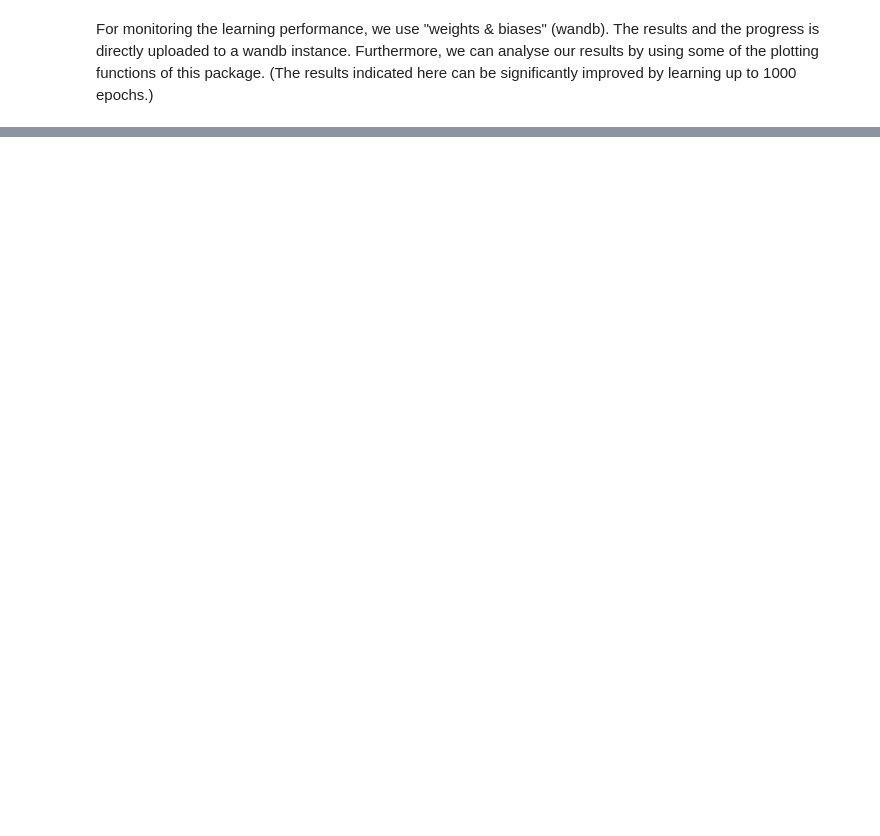
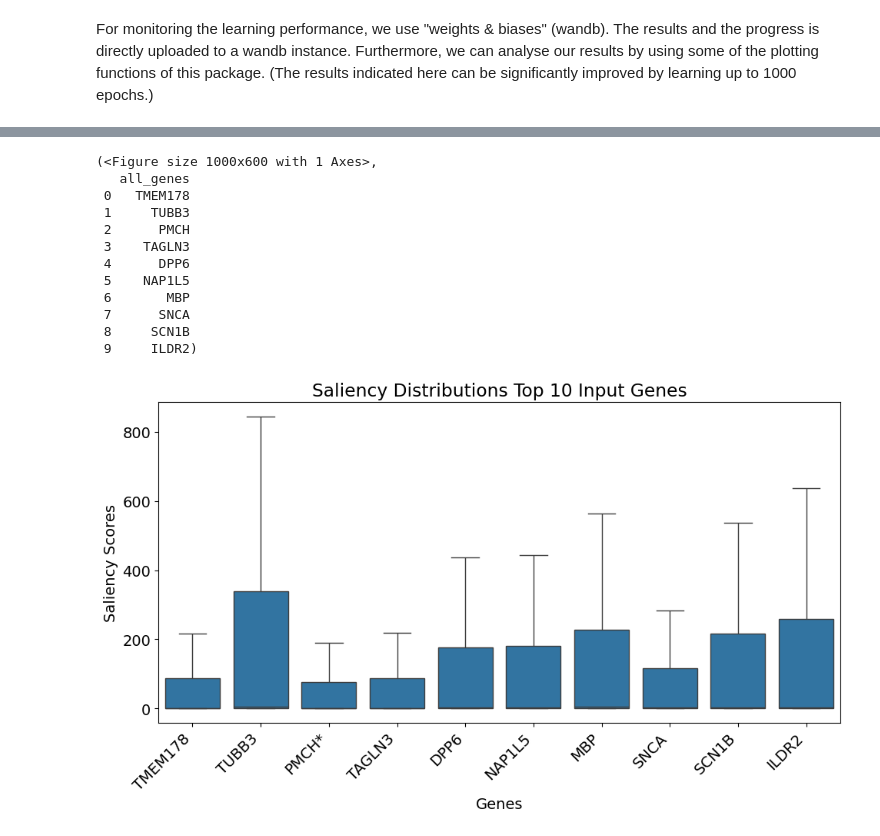
Before and after one commit to dertrotl/geneGATer, a Jupyter notebook: docs/notebooks/geneGATer_tutorial.ipynb, the cells around one changed output, grey strips where cells are left out. Drawn from its saved outputs; the diff is of its cells as text; code cells hidden in the pictures; blank space fills up the shorter version.

```diff
--- a/docs/notebooks/geneGATer_tutorial.ipynb
+++ b/docs/notebooks/geneGATer_tutorial.ipynb
@@ -98 +138,17 @@ We can get the top ranked genes by two different ranking methods:
+# %%
+gt.pl.get_top_k_genes_saliency(model, data, gene_list_upper, 10, marker_genes = ligand_receptor_space) # Plotting ranked genes by ranking method 1
+# %% [output]
+(<Figure size 1000x600 with 1 Axes>,
+   all_genes
+ 0   TMEM178
+ 1     TUBB3
+ 2      PMCH
+ 3    TAGLN3
+ 4      DPP6
+ 5    NAP1L5
+ 6       MBP
+ 7      SNCA
+ 8     SCN1B
+ 9     ILDR2)
+[figure, added]
 # %%
```
Also changed, not shown: parts of 8 cells of this notebook, 1 other file.
